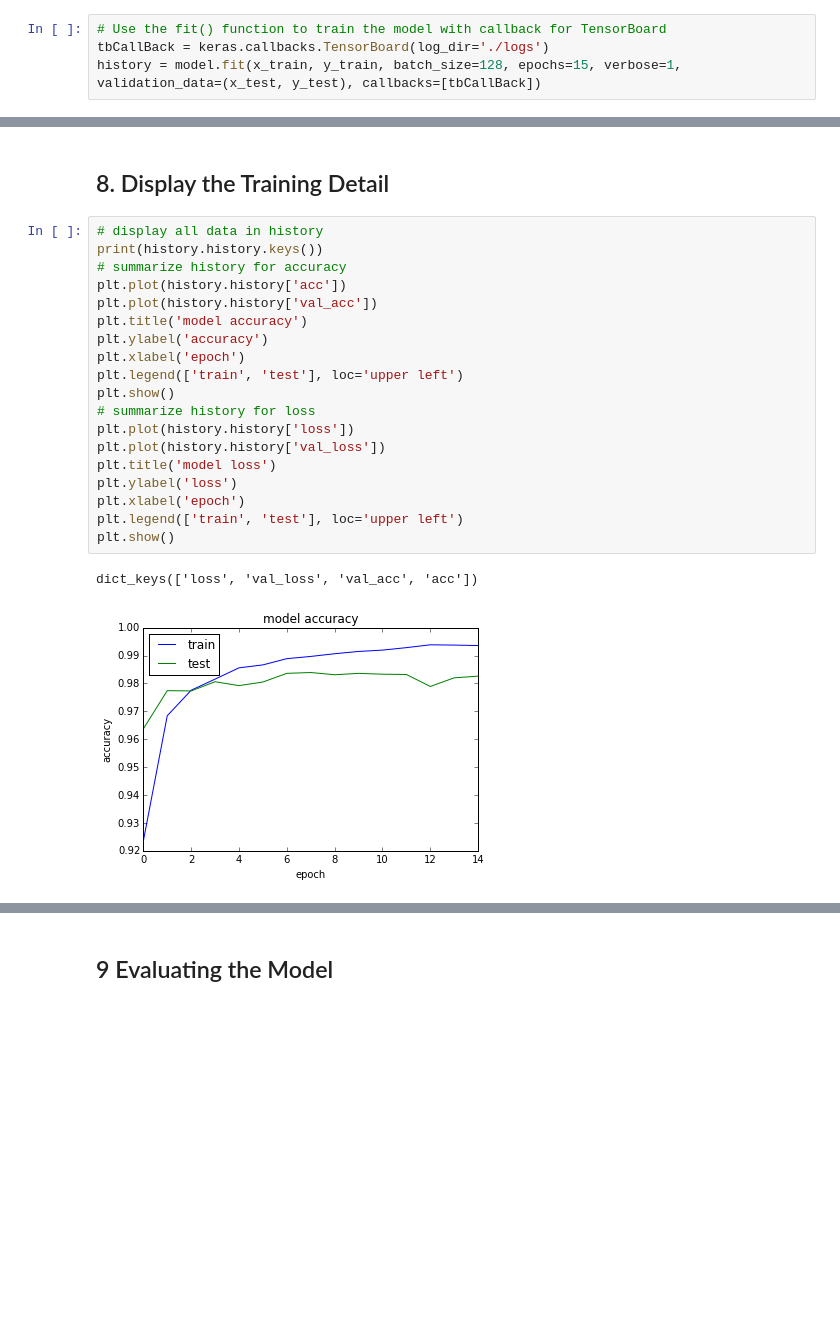
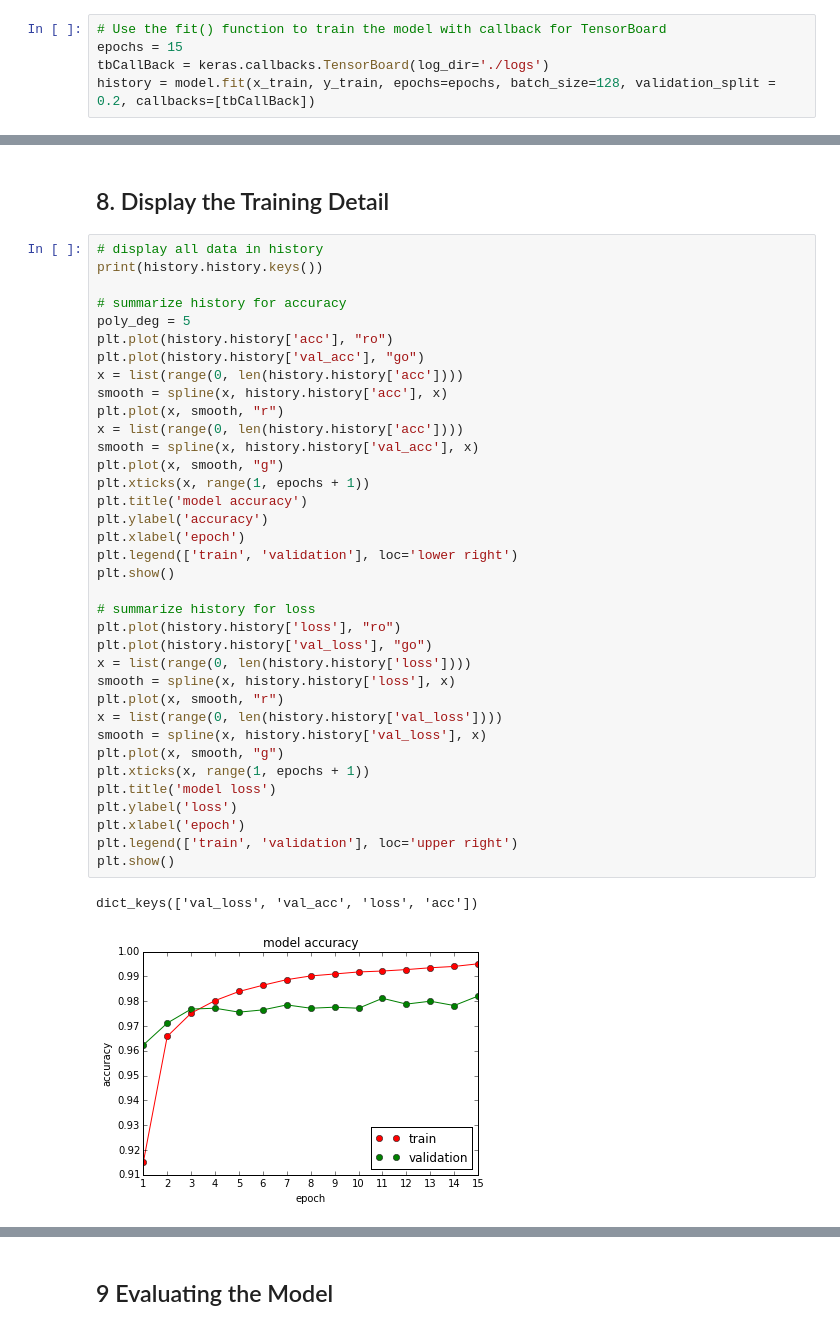
Before and after one commit to frankwwu/Boston-Code-Camp-28, a Jupyter notebook: Python/MNIST-TF-Keras.ipynb, the cells around one changed output, grey strips where cells are left out. Saved outputs shown, nothing was run; the diff lists cells and outputs as text; blank space fills up the shorter version.

```diff
--- a/Python/MNIST-TF-Keras.ipynb
+++ b/Python/MNIST-TF-Keras.ipynb
@@ -120,6 +125,7 @@ model.compile(loss=keras.losses.categorical_crossentropy, optimizer=RMSprop(), m
 ## 7. Training the Model
 # %%
 # Use the fit() function to train the model with callback for TensorBoard
+epochs = 15
 tbCallBack = keras.callbacks.TensorBoard(log_dir='./logs')
-history = model.fit(x_train, y_train, batch_size=128, epochs=15, verbose=1, validation_data=(x_test, y_test), callbacks=[tbCallBack])
+history = model.fit(x_train, y_train, epochs=epochs, batch_size=128, validation_split = 0.2, callbacks=[tbCallBack])
 # %% [output]
@@ -145,22 +151,39 @@ Epoch 15/15
 # %%
 # display all data in history
 print(history.history.keys())
+
 # summarize history for accuracy
-plt.plot(history.history['acc'])
-plt.plot(history.history['val_acc'])
+poly_deg = 5
+plt.plot(history.history['acc'], "ro")
+plt.plot(history.history['val_acc'], "go")
+x = list(range(0, len(history.history['acc'])))
+smooth = spline(x, history.history['acc'], x)
+plt.plot(x, smooth, "r")
+x = list(range(0, len(history.history['acc'])))
+smooth = spline(x, history.history['val_acc'], x)
+plt.plot(x, smooth, "g")
+plt.xticks(x, range(1, epochs + 1))
 plt.title('model accuracy')
 plt.ylabel('accuracy')
 plt.xlabel('epoch')
-plt.legend(['train', 'test'], loc='upper left')
+plt.legend(['train', 'validation'], loc='lower right')
 plt.show()
+
 # summarize history for loss
-plt.plot(history.history['loss'])
-plt.plot(history.history['val_loss'])
+plt.plot(history.history['loss'], "ro")
+plt.plot(history.history['val_loss'], "go")
+x = list(range(0, len(history.history['loss'])))
+smooth = spline(x, history.history['loss'], x)
+plt.plot(x, smooth, "r")
+x = list(range(0, len(history.history['val_loss'])))
+smooth = spline(x, history.history['val_loss'], x)
+plt.plot(x, smooth, "g")
+plt.xticks(x, range(1, epochs + 1))
 plt.title('model loss')
 plt.ylabel('loss')
 plt.xlabel('epoch')
-plt.legend(['train', 'test'], loc='upper left')
+plt.legend(['train', 'validation'], loc='upper right')
 plt.show()
 # %% [output]
-dict_keys(['loss', 'val_loss', 'val_acc', 'acc'])
+dict_keys(['val_loss', 'val_acc', 'loss', 'acc'])
-[figure, old version]
+[figure, new version]
```
Also changed, not shown: parts of 4 cells of this notebook, 3 other files.
